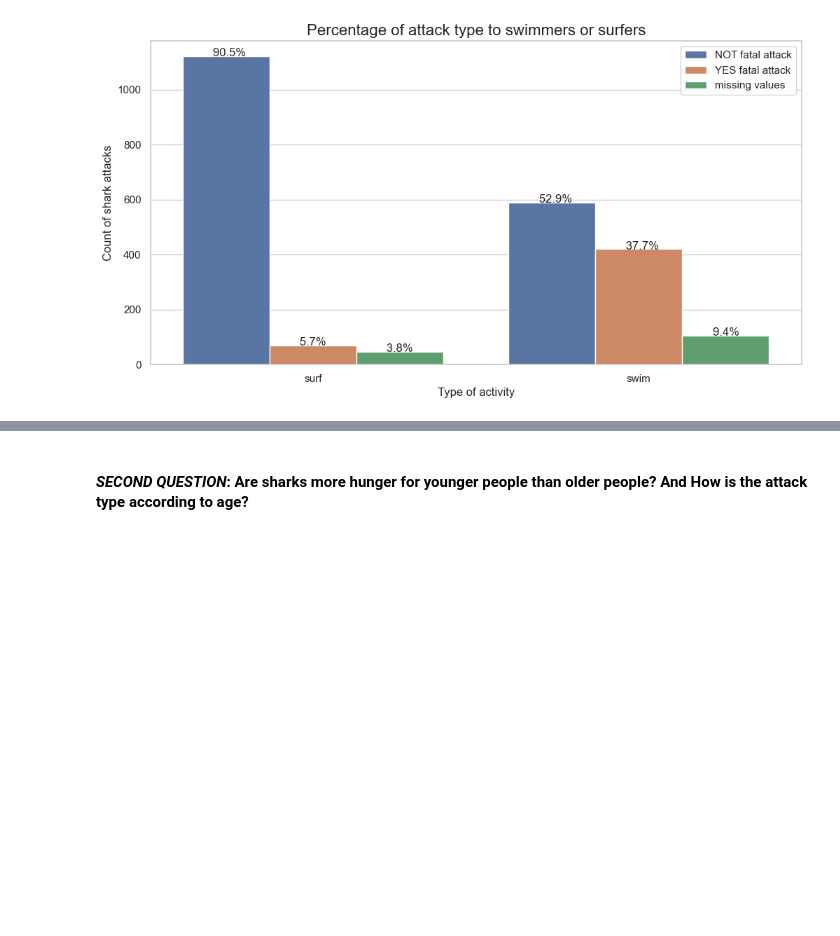
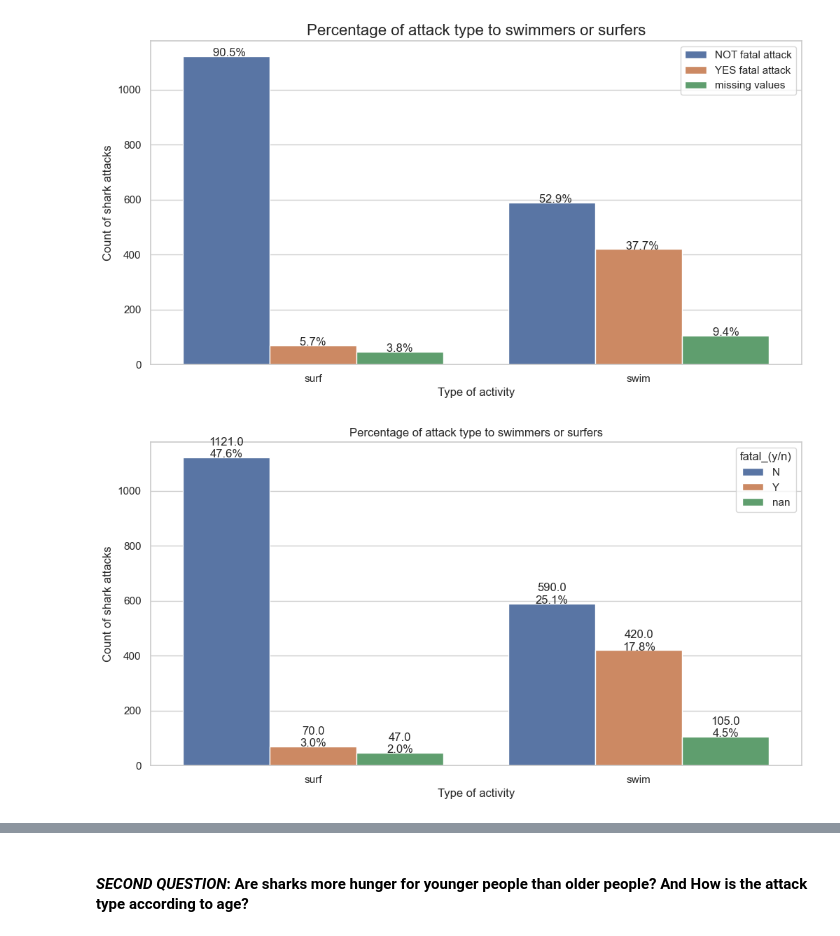
Before and after one commit to laumosa/Project1-Sharks, a Jupyter notebook: exploration.ipynb, the cells around one changed output, grey strips where cells are left out. Drawn from its saved outputs; the diff is of its cells as text; code cells hidden in the pictures; blank space fills up the shorter version.

```diff
--- a/exploration.ipynb
+++ b/exploration.ipynb
@@ -255,3 +255,25 @@ plt.title("Percentage of attack type to swimmers or surfers",fontsize= 16)
 with_hue(graf_1, df_2["activity_swim_surf"], 2, 3)
 # %% [output]
 [figure]
+# %%
+ax = sns.countplot(x=df_2["activity_swim_surf"], hue=df_2["fatal_(y/n)"], data = df_2)
+
+# Set labels and title
+plt.xlabel('Type of activity')
+plt.ylabel('Count of shark attacks')
+plt.title('Percentage of attack type to swimmers or surfers')
+
+# Add absolute count values and percentage values as text labels
+# Iterate through each bar in the countplot
+for p in ax.patches:
+    # Get the height of the bar
+    height = p.get_height()
+    # Calculate the percentage value
+    percentage = height / len(df_2) * 100
+    # Add the count value and percentage value as text labels on top of the bar
+    ax.annotate(f'{height}\n{percentage:.1f}%', (p.get_x() + p.get_width() / 2., height), ha='center', va='baseline')
+
+# Show the plot
+plt.show()
+# %% [output]
+[figure, added]
```
Also changed, not shown: parts of 1 cell of this notebook, 5 other files.
